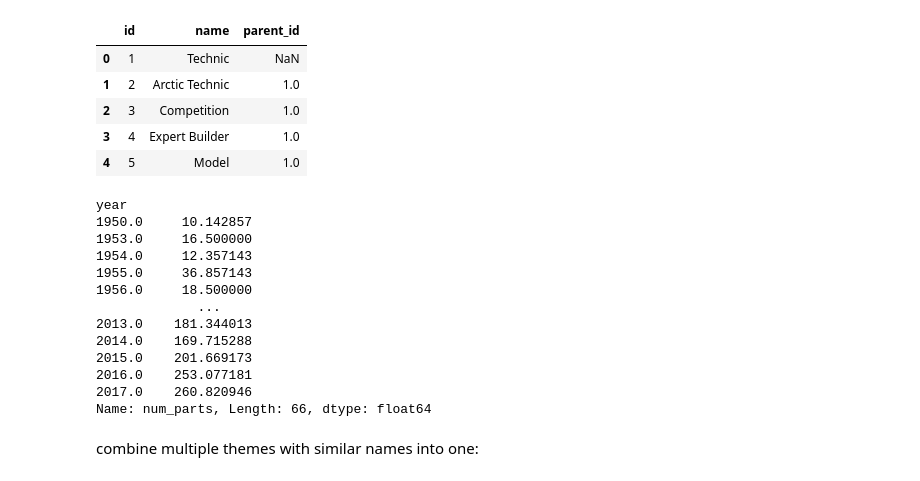
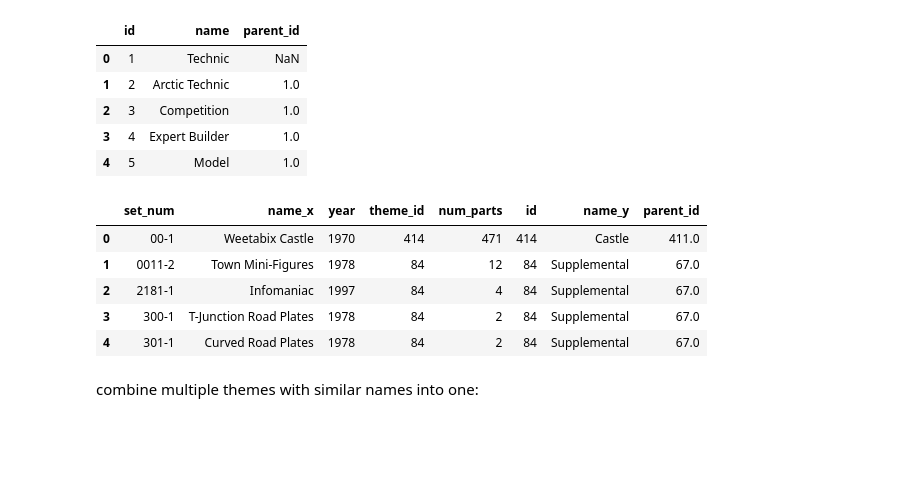
Before and after one commit to hahahassan/Lego_CPSC_project, a Jupyter notebook: notebook/lelelelego.ipynb, the cells around one changed output. Saved outputs shown, nothing was run; the diff lists cells and outputs as text; code cells hidden in the pictures; blank space fills up the shorter version.

```diff
--- a/notebook/lelelelego.ipynb
+++ b/notebook/lelelelego.ipynb
@@ -37,22 +37,15 @@ themes.head()
 | 3 | 4 | Expert Builder | 1.0 |
 | 4 | 5 | Model | 1.0 |
 # %%
-merged = pd.merge(sets, themes, left_on = "theme_id", right_on = "id", how = 'outer')
-merged.groupby(by = ["year"])["num_parts"].mean()
+merged = pd.merge(sets, themes, left_on = 'theme_id', right_on = 'id')
+merged.head()
 # %% [output]
-year
-1950.0     10.142857
-1953.0     16.500000
-1954.0     12.357143
-1955.0     36.857143
-1956.0     18.500000
-             ...
-2013.0    181.344013
-2014.0    169.715288
-2015.0    201.669173
-2016.0    253.077181
-2017.0    260.820946
-Name: num_parts, Length: 66, dtype: float64
+|  | set_num | name_x | year | theme_id | num_parts | id | name_y | parent_id |
+| 0 | 00-1 | Weetabix Castle | 1970 | 414 | 471 | 414 | Castle | 411.0 |
+| 1 | 0011-2 | Town Mini-Figures | 1978 | 84 | 12 | 84 | Supplemental | 67.0 |
+| 2 | 2181-1 | Infomaniac | 1997 | 84 | 4 | 84 | Supplemental | 67.0 |
+| 3 | 300-1 | T-Junction Road Plates | 1978 | 84 | 2 | 84 | Supplemental | 67.0 |
+| 4 | 301-1 | Curved Road Plates | 1978 | 84 | 2 | 84 | Supplemental | 67.0 |
 # %% [markdown]
 combine multiple themes with similar names into one:
 # %%
```
Also changed, not shown: parts of 7 cells of this notebook.
